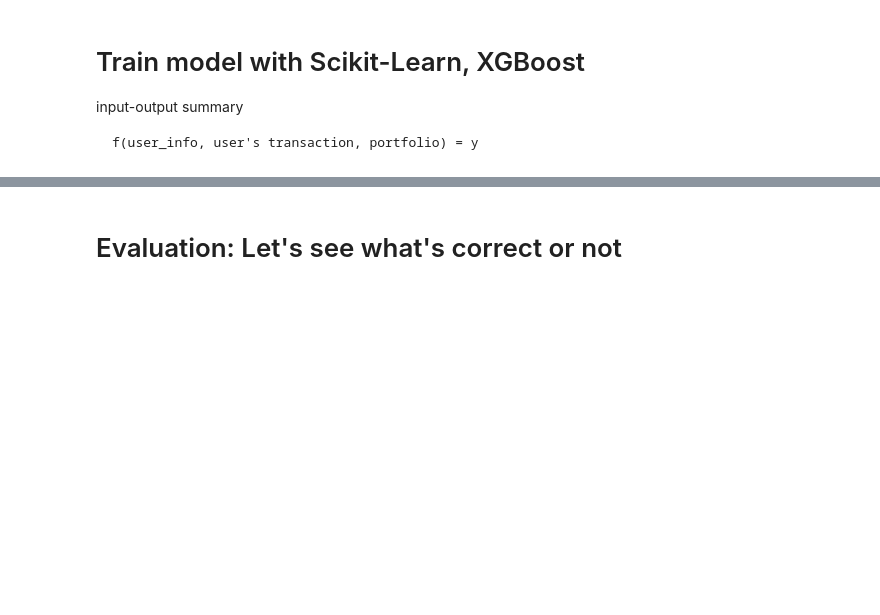
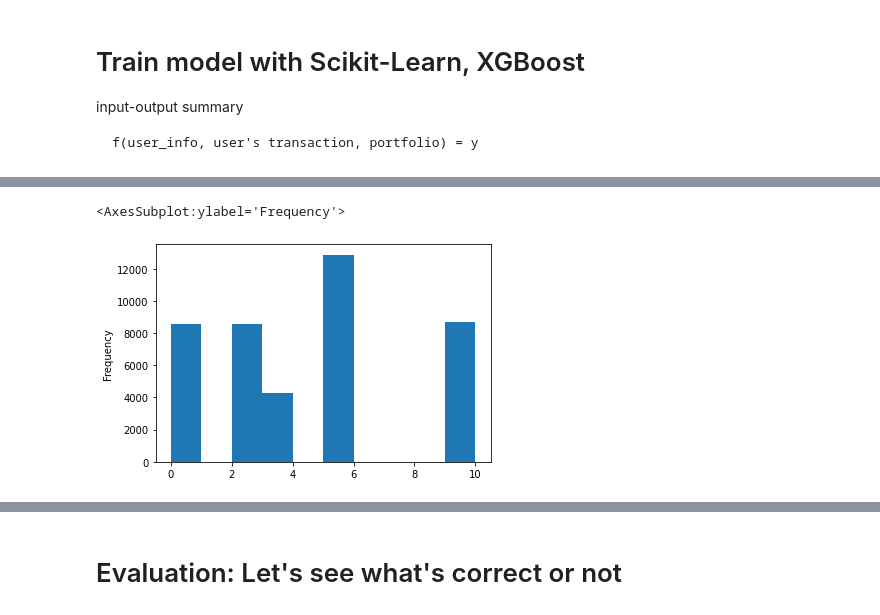
Before and after one commit to HeegyuKim/starbucks-ml-model, a Jupyter notebook: train_sklearn_with_transaction.ipynb, the cells around one changed output, grey strips where cells are left out. Drawn from its saved outputs; the diff is of its cells as text; code cells hidden in the pictures; blank space fills up the shorter version.

```diff
--- a/train_sklearn_with_transaction.ipynb
+++ b/train_sklearn_with_transaction.ipynb
@@ -65,3 +67,9 @@ X_train
+# %%
+# np.log(X_train.amount).plot.hist()
+X_train.reward.plot.hist()
+# %% [output]
+<AxesSubplot:ylabel='Frequency'>
+[figure, added]
 # %%
 def get_xgb():
     pipe = Pipeline(
```
Also changed, not shown: parts of 20 cells of this notebook, 5 other files.
